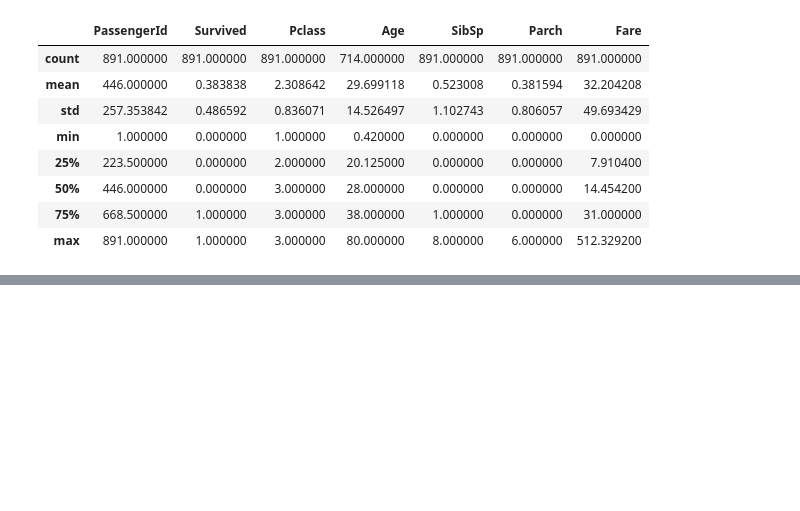
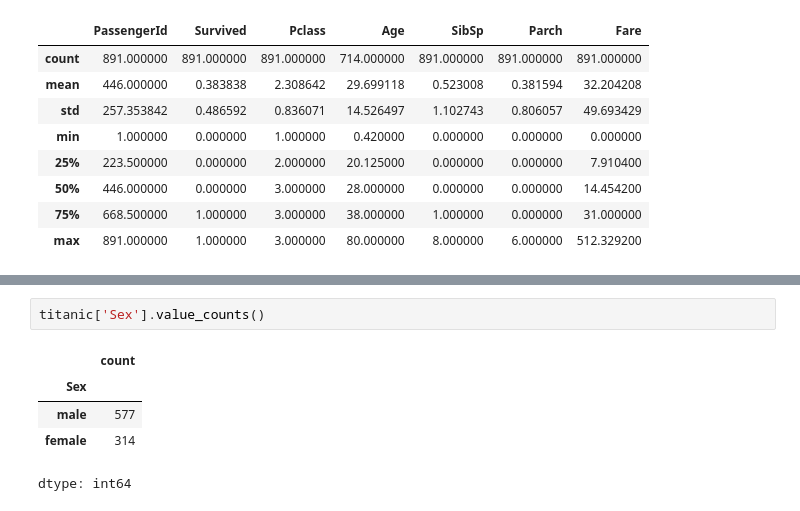
Before and after one commit to Guilherme0202PM/A, a Jupyter notebook: Titanic.ipynb, the cells around one changed output, grey strips where cells are left out. Cells and saved outputs as stored; diff of their text form; blank space fills up the shorter version.

```diff
--- a/Titanic.ipynb
+++ b/Titanic.ipynb
@@ -75,0 +84,8 @@ dtype: int64
+# %%
+titanic['Sex'].value_counts()
+# %% [output]
+|  | count |
+| Sex |  |
+| male | 577 |
+| female | 314 |
+dtype: int64
```
Also changed, not shown: parts of 3 cells of this notebook.
